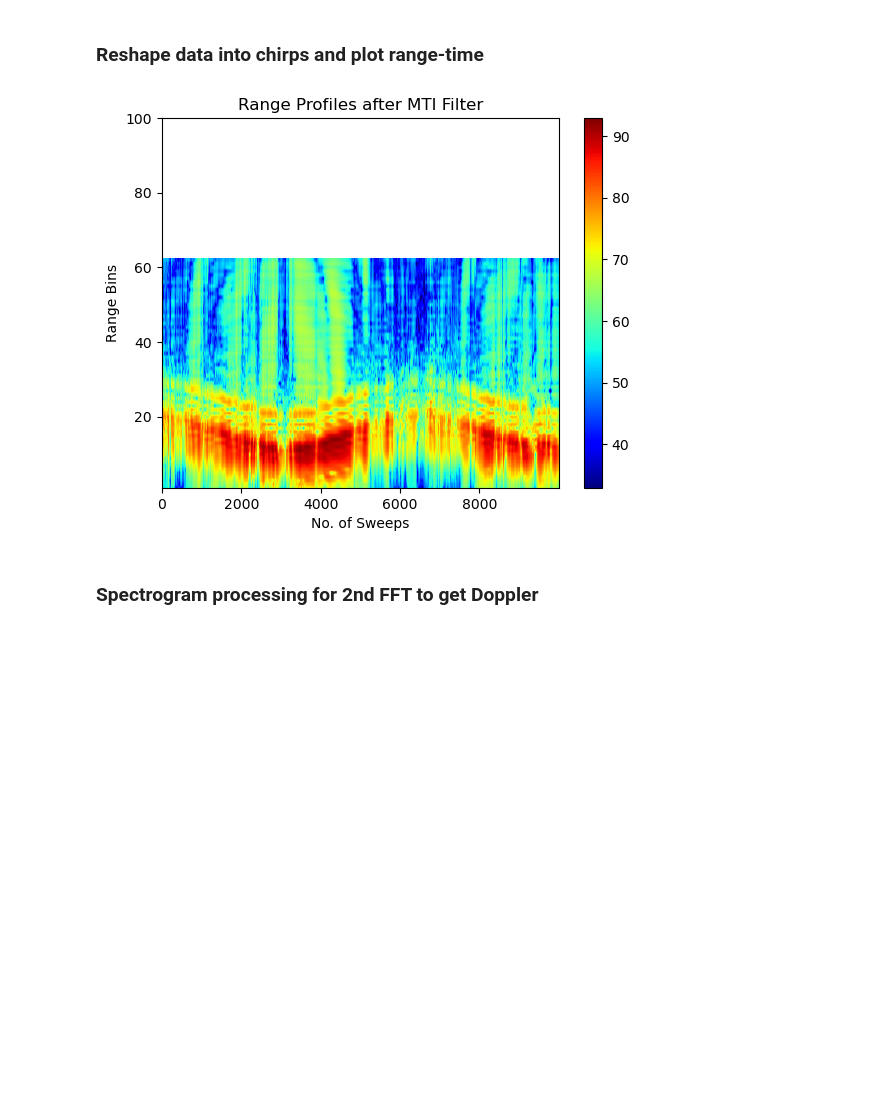
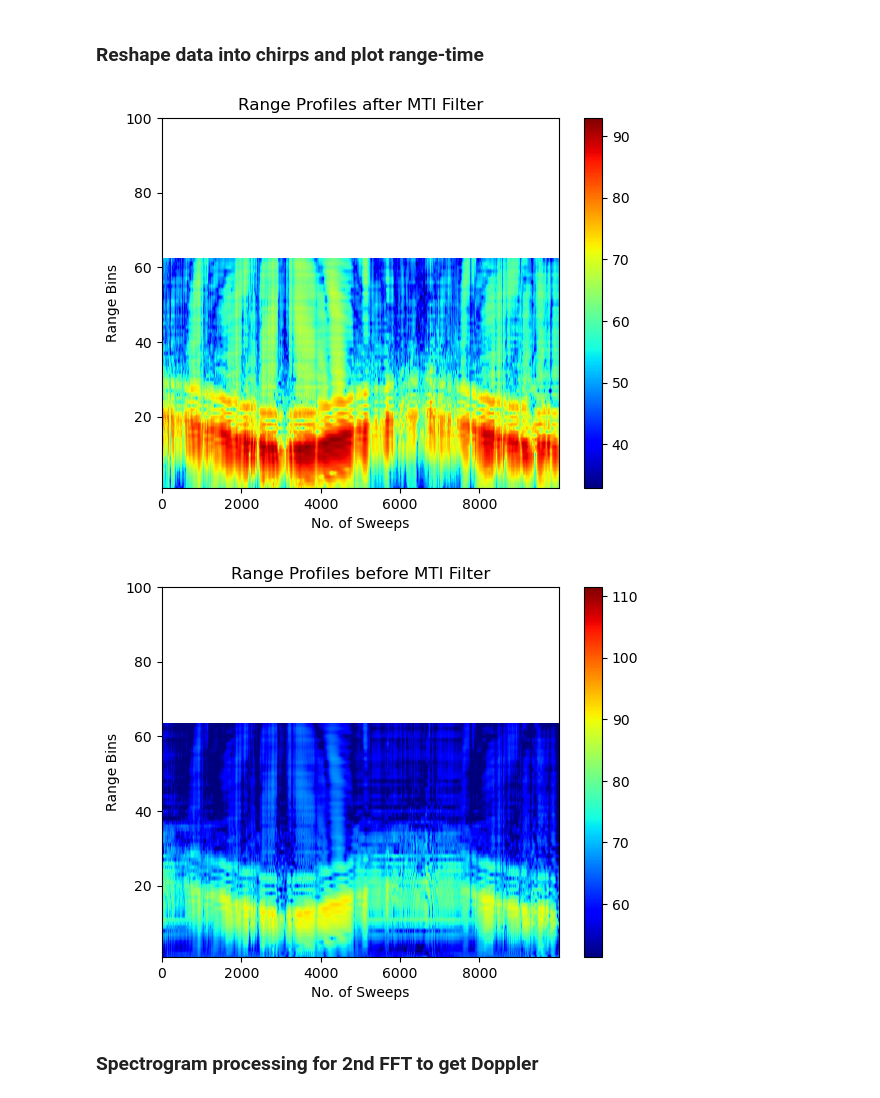
Before and after one commit to JoostJ9/ObjectClassificationWithRadar, a Jupyter notebook: ObjectClassifcation.ipynb, the cells around one changed output. Drawn from its saved outputs; the diff is of its cells as text; code cells hidden in the pictures; blank space fills up the shorter version.

```diff
--- a/ObjectClassifcation.ipynb
+++ b/ObjectClassifcation.ipynb
@@ -64,33 +64,45 @@ win = np.ones((NTS, nc))
 tmp = np.fft.fftshift(np.fft.fft(Data_time * win, axis=0), axes=0)
 Data_range = tmp[NTS//2:, :]  # Take positive frequency components
 
 # Number of sweeps to process (assuming ns = nc)
 ns = nc
 
 # Design a 4th-order high-pass Butterworth filter
 b, a = signal.butter(4, 0.0075, 'high')
 
 # Apply filter to each range bin across chirps
 Data_range_MTI = np.zeros_like(Data_range, dtype=complex)
 for k in range(Data_range.shape[0]):
     Data_range_MTI[k, :] = signal.lfilter(b, a, Data_range[k, :])
 
 # Remove the first range bin
 Data_range_MTI = Data_range_MTI[1:, :]
 
 # Plot Range-Time Intensity
 plt.figure()
 im = plt.imshow(20 * np.log10(np.abs(Data_range_MTI)), aspect='auto', origin='lower', cmap='jet')
 plt.xlabel('No. of Sweeps')
 plt.ylabel('Range Bins')
 plt.title('Range Profiles after MTI Filter')
 clim = im.get_clim()
 plt.clim(clim[1] - 60, clim[1])  # Set color limits
 plt.ylim(1, 100)  # Limit range bins displayed
 plt.colorbar()
 plt.savefig('range_time_plot.png')
+
+plt.figure()
+im = plt.imshow(20 * np.log10(np.abs(Data_range)), aspect='auto', origin='lower', cmap='jet')
+plt.xlabel('No. of Sweeps')
+plt.ylabel('Range Bins')
+plt.title('Range Profiles before MTI Filter')
+clim = im.get_clim()
+plt.clim(clim[1] - 60, clim[1])  # Set color limits
+plt.ylim(1, 100)  # Limit range bins displayed
+plt.colorbar()
+plt.savefig('range_time_plot_before_mti.png')
 # %% [output]
 [figure]
+[figure, added]
 # %% [markdown]
 ### Spectrogram processing for 2nd FFT to get Doppler
 # %%
```
Also changed, not shown: parts of 1 cell of this notebook, 2 other files.
